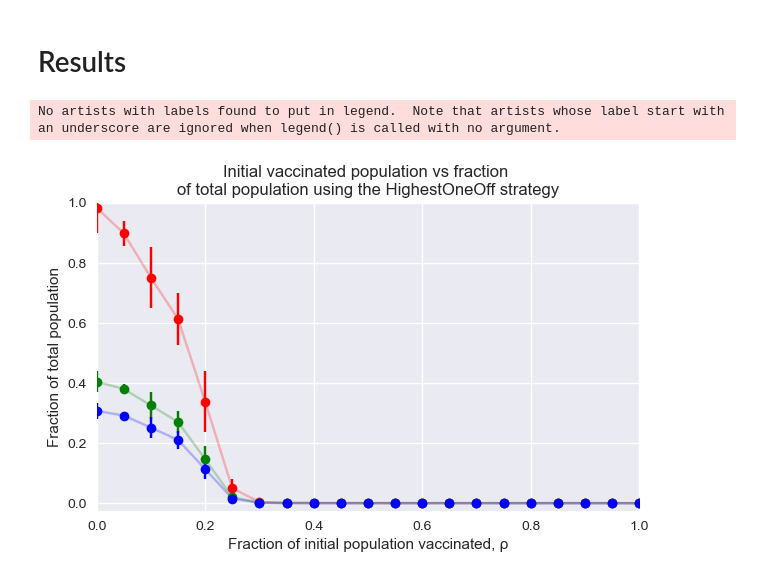
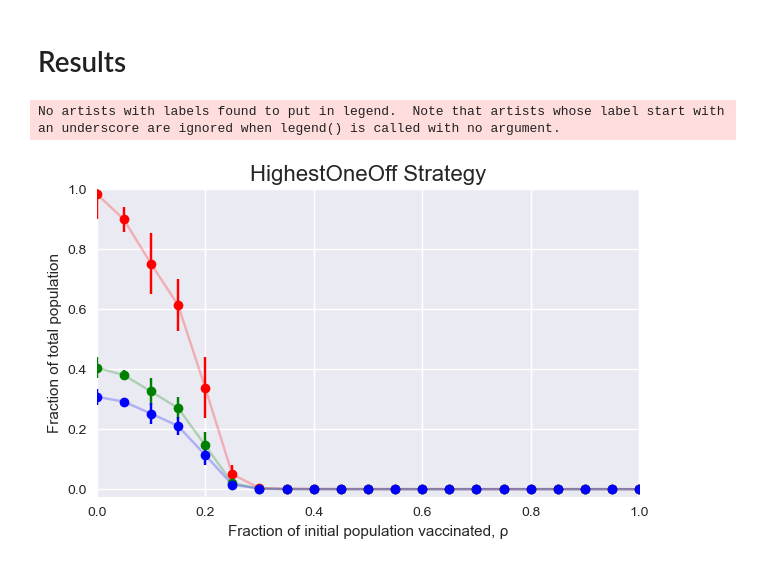
Before and after one commit to lucaswarwick02/Part-III-Individual-Project, a Jupyter notebook: notebooks/results_section_2.ipynb, the cells around one changed output. Saved outputs shown, nothing was run; the diff lists cells and outputs as text; code cells hidden in the pictures.

```diff
--- a/notebooks/results_section_2.ipynb
+++ b/notebooks/results_section_2.ipynb
@@ -49,7 +49,7 @@ def plot_results (run_folder: str, strategy: str, xlabel: str, ylabel: str, titl
         results[key]['Totals'].sort()
 
     plt.figure(figsize=(7, 4))
-    plt.title(title)
+    plt.title(title, fontsize=16)
     plt.xlabel(xlabel)
     plt.ylabel(ylabel)
 
@@ -71,12 +71,12 @@ def plot_results (run_folder: str, strategy: str, xlabel: str, ylabel: str, titl
 # %%
 plot_results('section_2a',
              'HighestOneOff',
              'Fraction of initial population vaccinated, ρ',
              'Fraction of total population',
-             'Initial vaccinated population vs fraction \nof total population using the HighestOneOff strategy')
+             'HighestOneOff Strategy')
 # %% [output]
 No artists with labels found to put in legend.  Note that artists whose label start with an underscore are ignored when legend() is called with no argument.
-[figure, old version]
+[figure, new version]
 # %%
 plot_results('section_2b',
              'LowestOneOff',
```
Also changed, not shown: parts of 1 cell of this notebook, 2 other files.
